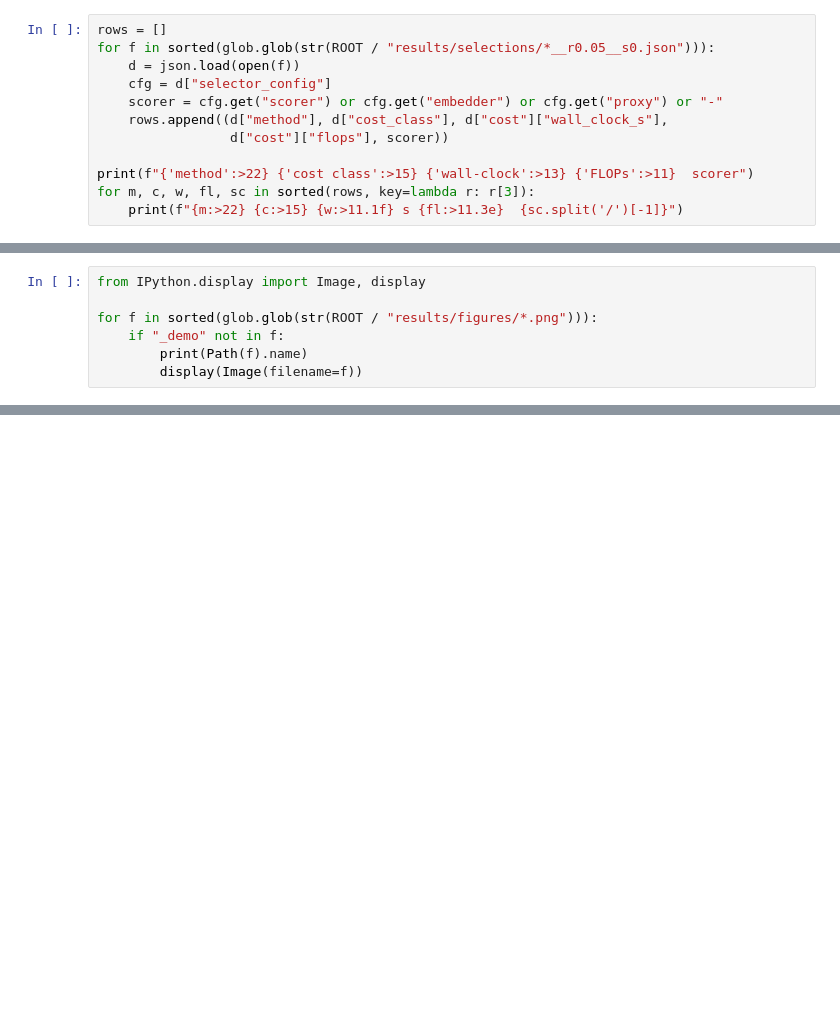
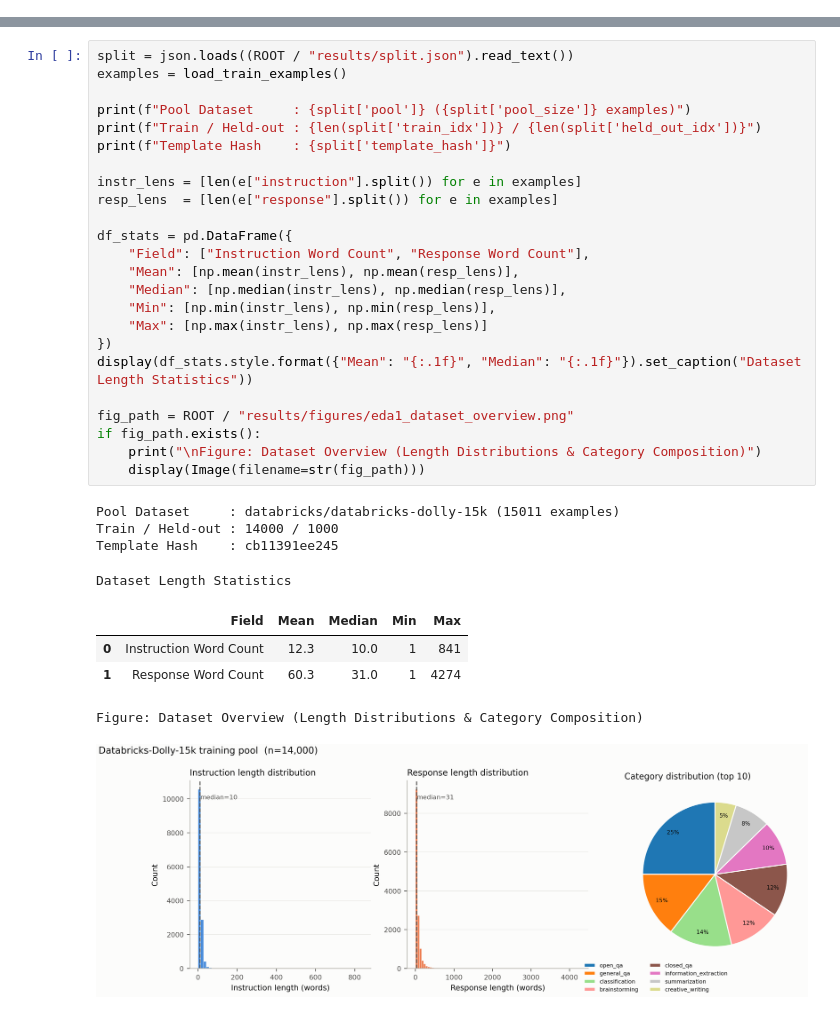
Before and after one commit to Leul4ever/efficient-genai-research, a Jupyter notebook: notebooks/analysis.ipynb, the cells around one changed output, grey strips where cells are left out. Saved outputs shown, nothing was run; the diff lists cells and outputs as text; blank space fills up the shorter version.

Commit message:
feat: add automated analysis notebook generator and supporting visualization figures

```diff
--- a/notebooks/analysis.ipynb
+++ b/notebooks/analysis.ipynb
@@ -56,12 +0,0 @@ apart, with identical analytical FLOPs.
-# %%
-rows = []
-for f in sorted(glob.glob(str(ROOT / "results/selections/*__r0.05__s0.json"))):
-    d = json.load(open(f))
-    cfg = d["selector_config"]
-    scorer = cfg.get("scorer") or cfg.get("embedder") or cfg.get("proxy") or "-"
-    rows.append((d["method"], d["cost_class"], d["cost"]["wall_clock_s"],
-                 d["cost"]["flops"], scorer))
-
-print(f"{'method':>22} {'cost class':>15} {'wall-clock':>13} {'FLOPs':>11}  scorer")
-for m, c, w, fl, sc in sorted(rows, key=lambda r: r[3]):
-    print(f"{m:>22} {c:>15} {w:>11.1f} s {fl:>11.3e}  {sc.split('/')[-1]}")
@@ -271,7 +0,0 @@ rendering figures from 23 runs:
-# %%
-from IPython.display import Image, display
-
-for f in sorted(glob.glob(str(ROOT / "results/figures/*.png"))):
-    if "_demo" not in f:
-        print(Path(f).name)
-        display(Image(filename=f))
@@ -304,0 +45,34 @@ RQ2 -- which methods win once SELECTION cost is added to training cost?
+# %%
+split = json.loads((ROOT / "results/split.json").read_text())
+examples = load_train_examples()
+
+print(f"Pool Dataset     : {split['pool']} ({split['pool_size']} examples)")
+print(f"Train / Held-out : {len(split['train_idx'])} / {len(split['held_out_idx'])}")
+print(f"Template Hash    : {split['template_hash']}")
+
+instr_lens = [len(e["instruction"].split()) for e in examples]
+resp_lens  = [len(e["response"].split()) for e in examples]
+
+df_stats = pd.DataFrame({
+    "Field": ["Instruction Word Count", "Response Word Count"],
+    "Mean": [np.mean(instr_lens), np.mean(resp_lens)],
+    "Median": [np.median(instr_lens), np.median(resp_lens)],
+    "Min": [np.min(instr_lens), np.min(resp_lens)],
+    "Max": [np.max(instr_lens), np.max(resp_lens)]
+})
+display(df_stats.style.format({"Mean": "{:.1f}", "Median": "{:.1f}"}).set_caption("Dataset Length Statistics"))
+
+fig_path = ROOT / "results/figures/eda1_dataset_overview.png"
+if fig_path.exists():
+    print("\nFigure: Dataset Overview (Length Distributions & Category Composition)")
+    display(Image(filename=str(fig_path)))
+# %% [output]
+Pool Dataset     : databricks/databricks-dolly-15k (15011 examples)
+Train / Held-out : 14000 / 1000
+Template Hash    : cb11391ee245
+Dataset Length Statistics
+|  | Field | Mean | Median | Min | Max |
+| 0 | Instruction Word Count | 12.3 | 10.0 | 1 | 841 |
+| 1 | Response Word Count | 60.3 | 31.0 | 1 | 4274 |
+Figure: Dataset Overview (Length Distributions & Category Composition)
+[figure, added]
```
Also changed, not shown: parts of 34 cells of this notebook, 10 other files.
